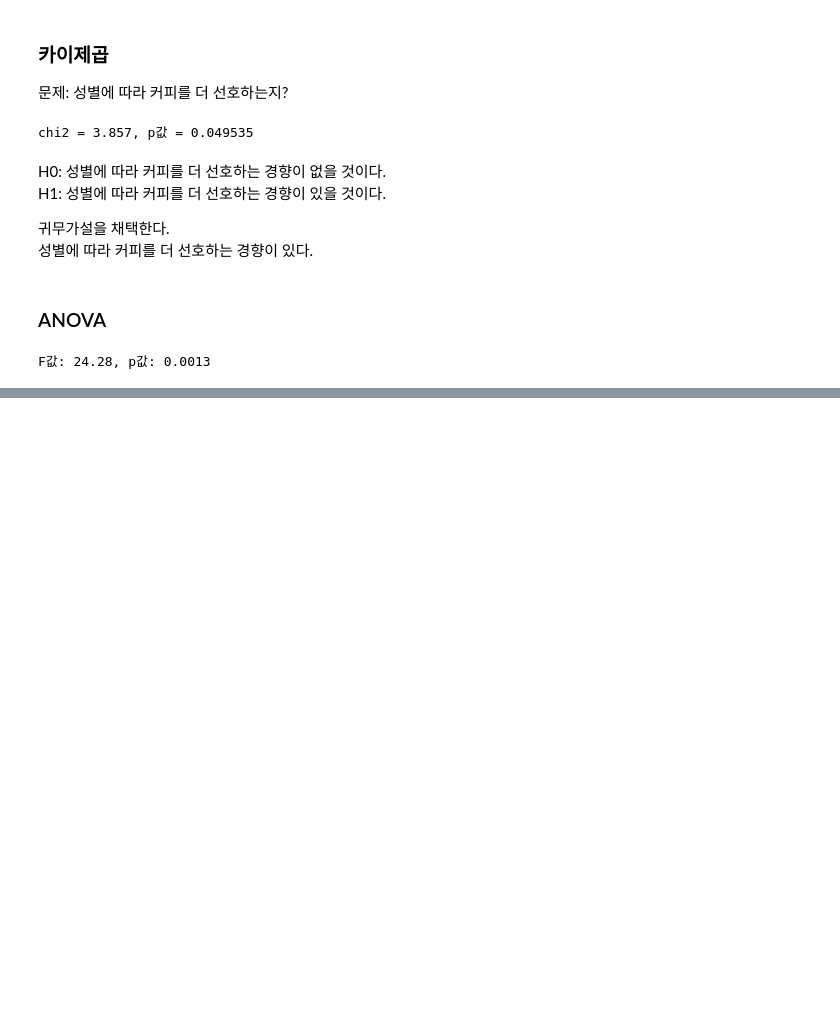
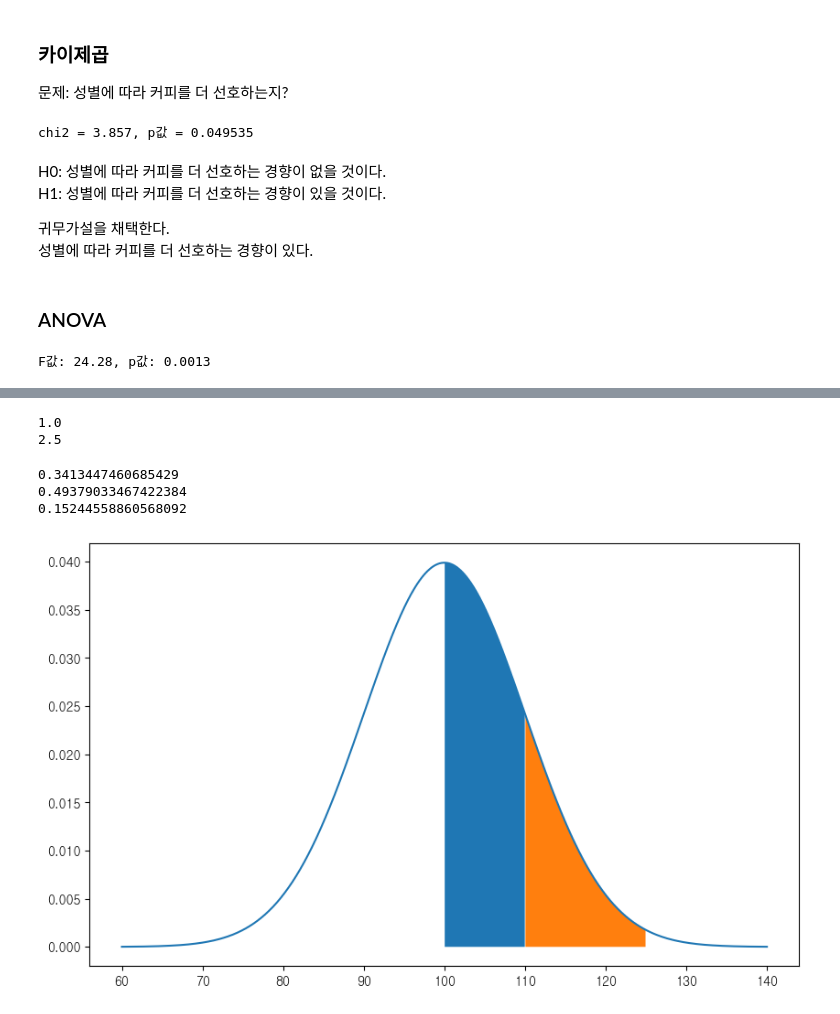
Before and after one commit to Clear-head/hipython_repo, a Jupyter notebook: 22_가설검정.ipynb, the cells around one changed output, grey strips where cells are left out. Saved outputs shown, nothing was run; the diff lists cells and outputs as text; code cells hidden in the pictures; blank space fills up the shorter version.

```diff
--- a/22_가설검정.ipynb
+++ b/22_가설검정.ipynb
@@ -127,0 +290,35 @@ F값: 24.28, p값: 0.0013
+# %%
+mean = 100
+sig = 10
+
+x1 = 110
+x2 = 125
+
+z_x1 = (x1-mean) / sig
+z_x2 = (x2-mean) / sig
+
+print(z_x1)
+print(z_x2)
+# %% [output]
+1.0
+2.5
+# %%
+print(norm.cdf(z_x1) - norm.cdf(0))
+print(norm.cdf(z_x2) - norm.cdf(0))
+print(-(norm.cdf(z_x1) - norm.cdf(0)) + (norm.cdf(z_x2) - norm.cdf(0)))
+# %% [output]
+0.3413447460685429
+0.49379033467422384
+0.15244558860568092
+# %%
+x = np.linspace(mean - 4 * sig, mean + 4 * sig, 1000)
+y = norm.pdf(x, mean, sig)
+
+plt.plot(x, y)
+
+plt.fill_between(x, y, where=(x>100)&(x<=110))
+plt.fill_between(x, y, where=(x>110)&(x<=125))
+
+plt.show()
+# %% [output]
+[figure, added]
```
Also changed, not shown: parts of 24 cells of this notebook.
